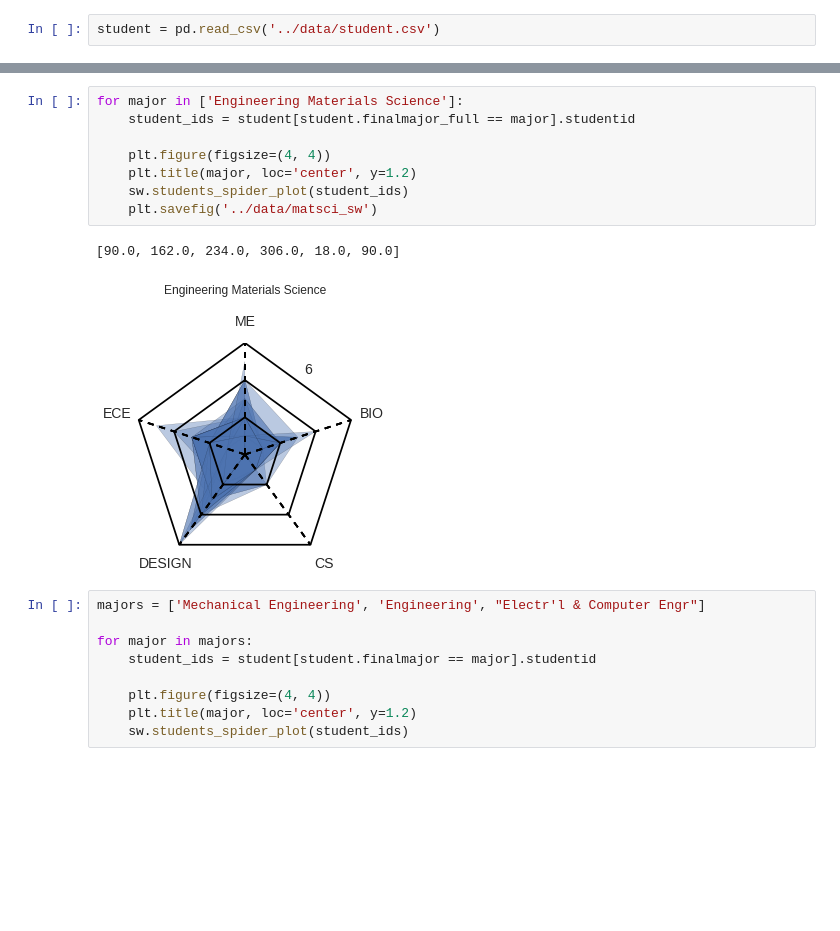
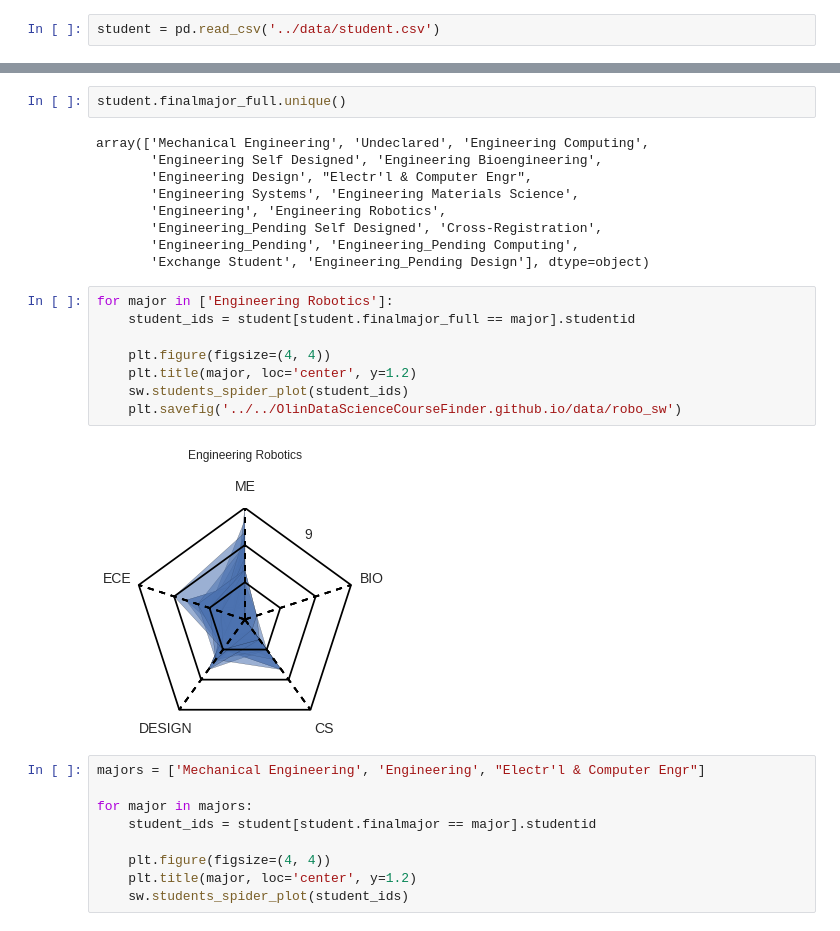
Before and after one commit to idgetto/DataScienceFinalProject, a Jupyter notebook: statanalysis/student_spider_web.ipynb, the cells around one changed output, grey strips where cells are left out. Cells and saved outputs as stored; diff of their text form; blank space fills up the shorter version.

```diff
--- a/statanalysis/student_spider_web.ipynb
+++ b/statanalysis/student_spider_web.ipynb
@@ -18,14 +18,24 @@ student.head()
+# %%
+student.finalmajor_full.unique()
+# %% [output]
+array(['Mechanical Engineering', 'Undeclared', 'Engineering Computing',
+       'Engineering Self Designed', 'Engineering Bioengineering',
+       'Engineering Design', "Electr'l & Computer Engr",
+       'Engineering Systems', 'Engineering Materials Science',
+       'Engineering', 'Engineering Robotics',
+       'Engineering_Pending Self Designed', 'Cross-Registration',
+       'Engineering_Pending', 'Engineering_Pending Computing',
+       'Exchange Student', 'Engineering_Pending Design'], dtype=object)
 # %%
-for major in ['Engineering Materials Science']:
+for major in ['Engineering Robotics']:
     student_ids = student[student.finalmajor_full == major].studentid
 
     plt.figure(figsize=(4, 4))
     plt.title(major, loc='center', y=1.2)
     sw.students_spider_plot(student_ids)
-    plt.savefig('../data/matsci_sw')
+    plt.savefig('../../OlinDataScienceCourseFinder.github.io/data/robo_sw')
 # %% [output]
-[90.0, 162.0, 234.0, 306.0, 18.0, 90.0]
-[figure, old version]
+[figure, new version]
 # %%
 majors = ['Mechanical Engineering', 'Engineering', "Electr'l & Computer Engr"]
 
```
Also changed, not shown: parts of 1 cell of this notebook, 6 other files.
